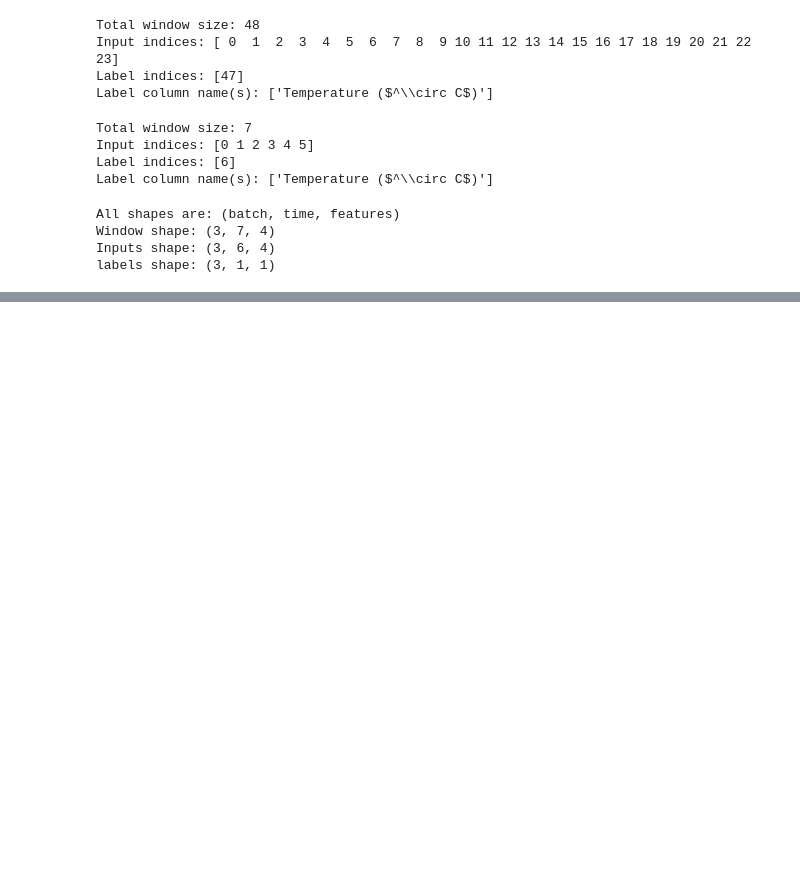
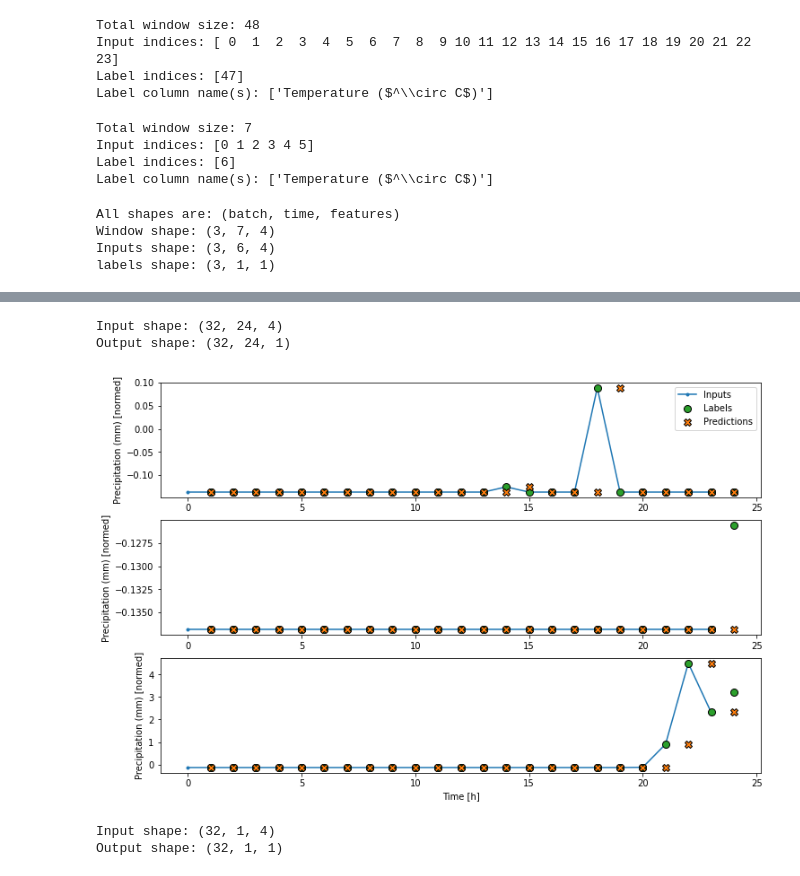
Before and after one commit to zhangt3-e/senior_thesis, a Jupyter notebook: Code/Neural Networks.ipynb, the cells around one changed output, grey strips where cells are left out. Drawn from its saved outputs; the diff is of its cells as text; code cells hidden in the pictures; blank space fills up the shorter version.

```diff
--- a/Code/Neural Networks.ipynb
+++ b/Code/Neural Networks.ipynb
@@ -246,0 +323,11 @@ WindowGenerator.make_dataset = make_dataset
+# %%
+class Baseline(tf.keras.Model):
+    def __init__(self, label_index=None):
+        super().__init__()
+        self.label_index = label_index
+
+    def call(self, inputs):
+        if self.label_index is None:
+            return inputs
+        result = inputs[:, :, self.label_index]
+        return result[:, :, tf.newaxis]
@@ -246,0 +354,6 @@ WindowGenerator.make_dataset = make_dataset
+# %%
+wide_window = WindowGenerator(
+    input_width=24, label_width=24, shift=1,
+    label_columns=['Precipitation (mm)'])
+
+wide_window
@@ -246,0 +365,10 @@ WindowGenerator.make_dataset = make_dataset
+# %%
+baseline1 = Baseline(label_index=column_indices['Precipitation (mm)'])
+
+baseline1.compile(loss=tf.losses.MeanSquaredError(),
+                 metrics=[tf.metrics.MeanAbsoluteError()])
+
+val_performance = {}
+performance = {}
+val_performance['Baseline'] = baseline1.evaluate(wide_window.val)
+performance['Baseline'] = baseline1.evaluate(wide_window.test, verbose=0)
@@ -246,0 +377,10 @@ WindowGenerator.make_dataset = make_dataset
+# %%
+print('Input shape:', wide_window.example[0].shape)
+print('Output shape:', baseline1(wide_window.example[0]).shape)
+# %% [output]
+Input shape: (32, 24, 4)
+Output shape: (32, 24, 1)
+# %%
+wide_window.plot1(baseline1, plot_col = 'Precipitation (mm)')
+# %% [output]
+[figure, added]
@@ -246,0 +392,6 @@ WindowGenerator.make_dataset = make_dataset
+# %%
+print('Input shape:', single_step_window.example[0].shape)
+print('Output shape:', linear(single_step_window.example[0]).shape)
+# %% [output]
+Input shape: (32, 1, 4)
+Output shape: (32, 1, 1)
```
Also changed, not shown: parts of 31 cells of this notebook.
